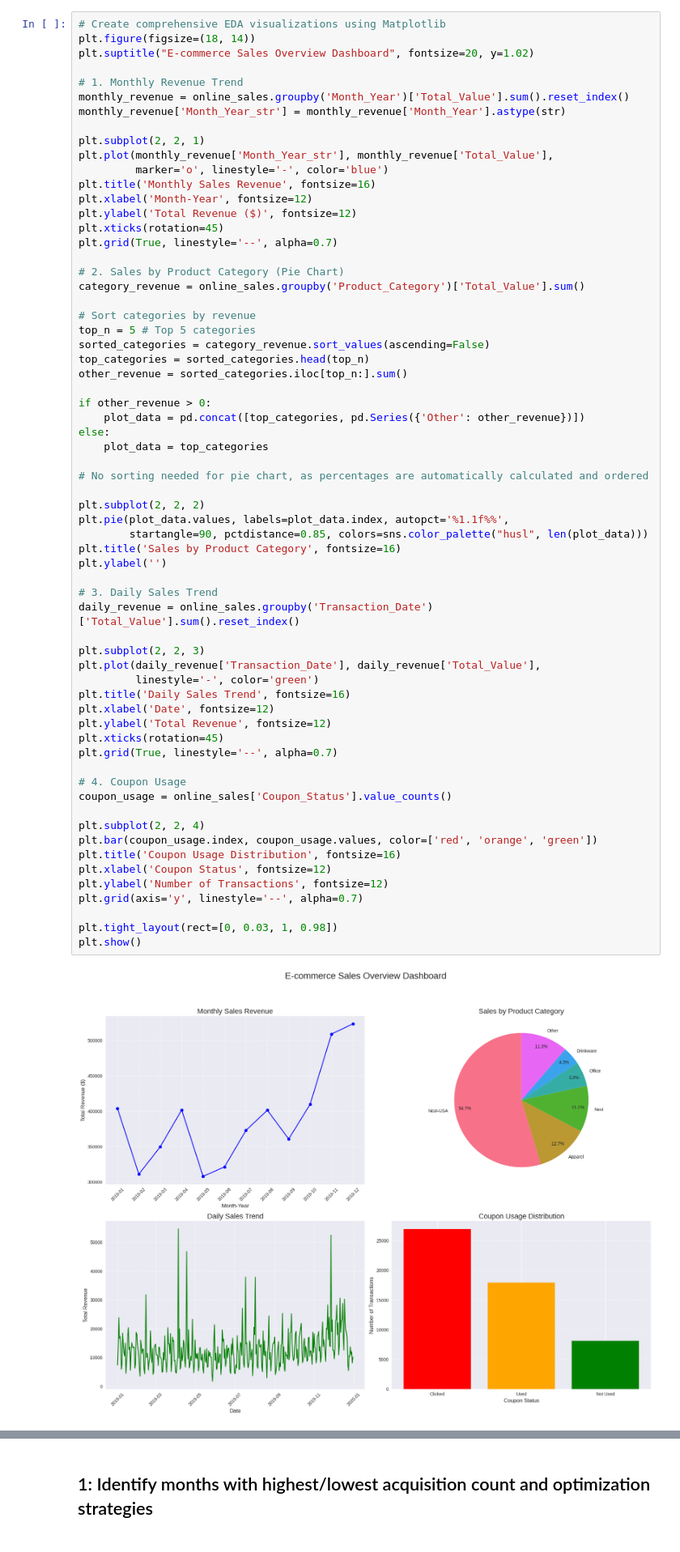
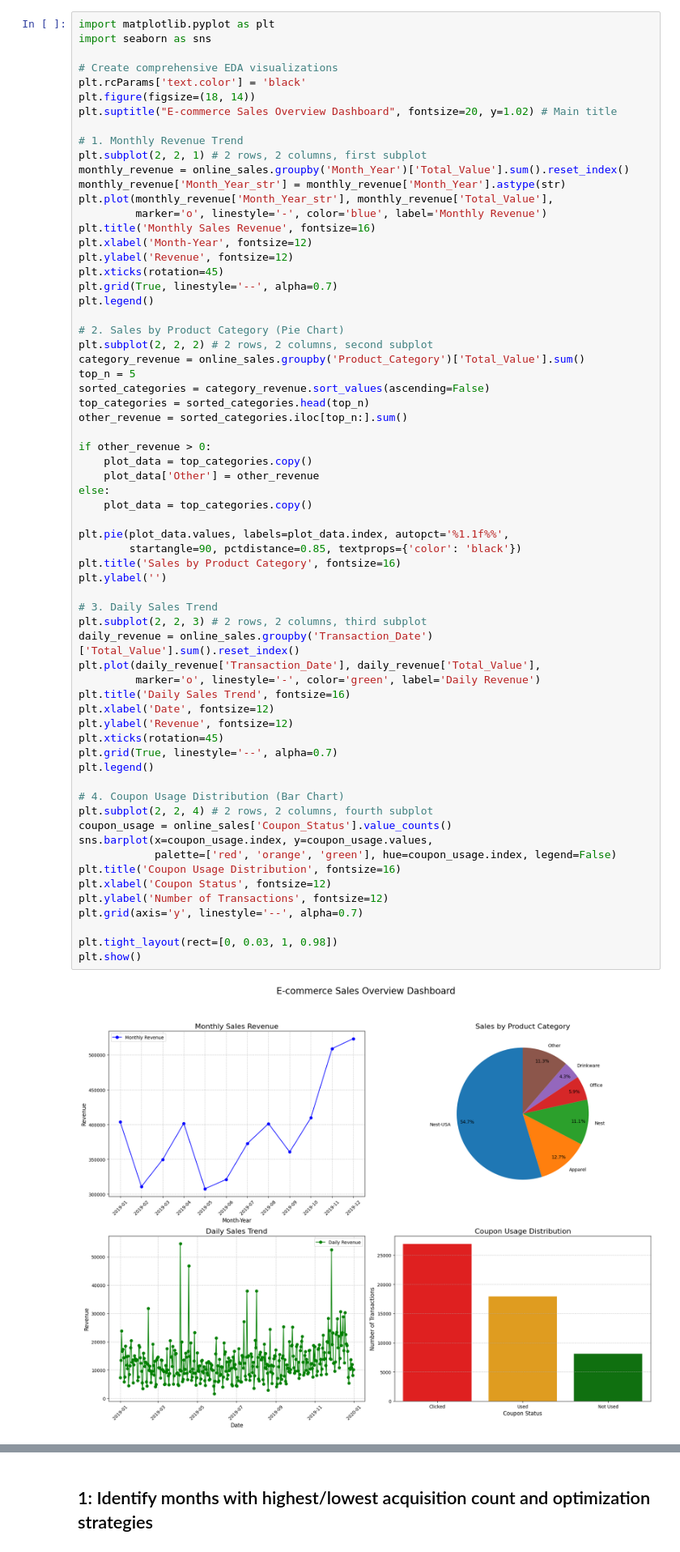
Before and after one commit to Shivappa/AIML, a Jupyter notebook: AI-Business-Case-Study-1/Ecommerce_Marketing_Sales_Analysis.ipynb, the cells around one changed output, grey strips where cells are left out. Shown at 81% size. Cells and saved outputs as stored; diff of their text form.

```diff
--- a/AI-Business-Case-Study-1/Ecommerce_Marketing_Sales_Analysis.ipynb
+++ b/AI-Business-Case-Study-1/Ecommerce_Marketing_Sales_Analysis.ipynb
@@ -138,68 +140,69 @@ customer_stats = online_sales.groupby('CustomerID').agg({
 
 customer_stats.columns = ['Total_Transactions', 'Total_Spent', 'First_Purchase', 'Last_Purchase']
 # %%
-# Create comprehensive EDA visualizations using Matplotlib
+import matplotlib.pyplot as plt
+import seaborn as sns
+
+# Create comprehensive EDA visualizations
+plt.rcParams['text.color'] = 'black'
 plt.figure(figsize=(18, 14))
-plt.suptitle("E-commerce Sales Overview Dashboard", fontsize=20, y=1.02)
+plt.suptitle("E-commerce Sales Overview Dashboard", fontsize=20, y=1.02) # Main title
 
 # 1. Monthly Revenue Trend
+plt.subplot(2, 2, 1) # 2 rows, 2 columns, first subplot
 monthly_revenue = online_sales.groupby('Month_Year')['Total_Value'].sum().reset_index()
 monthly_revenue['Month_Year_str'] = monthly_revenue['Month_Year'].astype(str)
-
-plt.subplot(2, 2, 1)
 plt.plot(monthly_revenue['Month_Year_str'], monthly_revenue['Total_Value'],
-         marker='o', linestyle='-', color='blue')
+         marker='o', linestyle='-', color='blue', label='Monthly Revenue')
 plt.title('Monthly Sales Revenue', fontsize=16)
 plt.xlabel('Month-Year', fontsize=12)
-plt.ylabel('Total Revenue ($)', fontsize=12)
+plt.ylabel('Revenue', fontsize=12)
 plt.xticks(rotation=45)
 plt.grid(True, linestyle='--', alpha=0.7)
+plt.legend()
 
 # 2. Sales by Product Category (Pie Chart)
+plt.subplot(2, 2, 2) # 2 rows, 2 columns, second subplot
 category_revenue = online_sales.groupby('Product_Category')['Total_Value'].sum()
-
-# Sort categories by revenue
-top_n = 5 # Top 5 categories
+top_n = 5
 sorted_categories = category_revenue.sort_values(ascending=False)
 top_categories = sorted_categories.head(top_n)
 other_revenue = sorted_categories.iloc[top_n:].sum()
 
 if other_revenue > 0:
-    plot_data = pd.concat([top_categories, pd.Series({'Other': other_revenue})])
+    plot_data = top_categories.copy()
+    plot_data['Other'] = other_revenue
 else:
-    plot_data = top_categories
+    plot_data = top_categories.copy()
 
-# No sorting needed for pie chart, as percentages are automatically calculated and ordered
-
-plt.subplot(2, 2, 2)
 plt.pie(plot_data.values, labels=plot_data.index, autopct='%1.1f%%',
-        startangle=90, pctdistance=0.85, colors=sns.color_palette("husl", len(plot_data)))
+        startangle=90, pctdistance=0.85, textprops={'color': 'black'})
 plt.title('Sales by Product Category', fontsize=16)
 plt.ylabel('')
 
 # 3. Daily Sales Trend
+plt.subplot(2, 2, 3) # 2 rows, 2 columns, third subplot
 daily_revenue = online_sales.groupby('Transaction_Date')['Total_Value'].sum().reset_index()
-
-plt.subplot(2, 2, 3)
 plt.plot(daily_revenue['Transaction_Date'], daily_revenue['Total_Value'],
-         linestyle='-', color='green')
+         marker='o', linestyle='-', color='green', label='Daily Revenue')
 plt.title('Daily Sales Trend', fontsize=16)
 plt.xlabel('Date', fontsize=12)
-plt.ylabel('Total Revenue', fontsize=12)
+plt.ylabel('Revenue', fontsize=12)
 plt.xticks(rotation=45)
 plt.grid(True, linestyle='--', alpha=0.7)
+plt.legend()
 
-# 4. Coupon Usage
+# 4. Coupon Usage Distribution (Bar Chart)
+plt.subplot(2, 2, 4) # 2 rows, 2 columns, fourth subplot
 coupon_usage = online_sales['Coupon_Status'].value_counts()
-
-plt.subplot(2, 2, 4)
-plt.bar(coupon_usage.index, coupon_usage.values, color=['red', 'orange', 'green'])
+sns.barplot(x=coupon_usage.index, y=coupon_usage.values,
+            palette=['red', 'orange', 'green'], hue=coupon_usage.index, legend=False)
 plt.title('Coupon Usage Distribution', fontsize=16)
 plt.xlabel('Coupon Status', fontsize=12)
 plt.ylabel('Number of Transactions', fontsize=12)
 plt.grid(axis='y', linestyle='--', alpha=0.7)
 
 plt.tight_layout(rect=[0, 0.03, 1, 0.98])
 plt.show()
 # %% [output]
-[figure, old version]
+[figure, new version]
```
Also changed, not shown: parts of 11 cells of this notebook.
